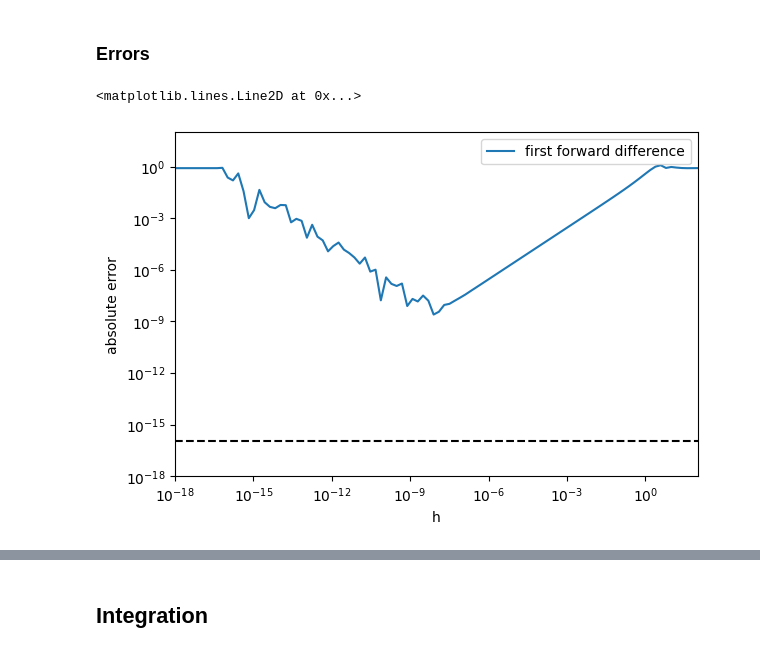
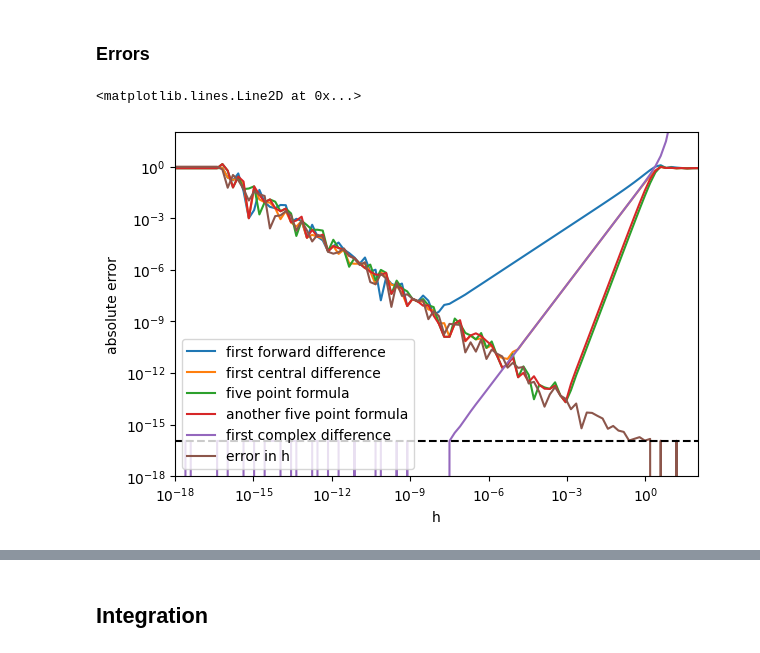
Before and after one commit to Tom20200112/comp_physics, a Jupyter notebook: Numerical Calculus/numerical_calculus.ipynb, the cells around one changed output, grey strips where cells are left out. Saved outputs shown, nothing was run; the diff lists cells and outputs as text; code cells hidden in the pictures.

```diff
--- a/Numerical Calculus/numerical_calculus.ipynb
+++ b/Numerical Calculus/numerical_calculus.ipynb
@@ -125,36 +125,36 @@ ax.legend()
 fig, ax = plt.subplots(1, 1, constrained_layout=True, figsize=(6,4))
 
 f = np.sin
 df = np.cos
 x0 = 0.6
 df0 = df(x0)
 
 h = np.logspace(-18,2,100)
 
 difference_functions = (
     first_forward_difference,
-    # first_central_difference,
-    # five_point_formula,
-    # another_five_point_formula,
-    # first_complex_difference,
+    first_central_difference,
+    five_point_formula,
+    another_five_point_formula,
+    first_complex_difference,
 )
 
 for difference_function in difference_functions:
     df_approx = difference_function(f, x0, h)
     label = difference_function.__name__.replace("_", " ")
     ax.plot(h, abs(df_approx-df0), label=label)
 
-# ax.plot(h, abs((x0 + h - x0 - h) / h), label="error in h")
+ax.plot(h, abs((x0 + h - x0 - h) / h), label="error in h")
 
 ax.set_xscale('log')
 ax.set_yscale('log')
 ax.set_xlabel("h")
 ax.set_ylabel("absolute error")
 ax.set_xlim(h.min(), h.max())
 ax.set_ylim(h.min(), h.max())
 ax.legend()
 
 ax.axhline(np.finfo(np.float64).epsneg, color='k', linestyle='--', label="epsneg")
 # %% [output]
 <matplotlib.lines.Line2D at 0x...>
-[figure, old version]
+[figure, new version]
```
Also changed, not shown: parts of 1 cell of this notebook, 30 other files.
